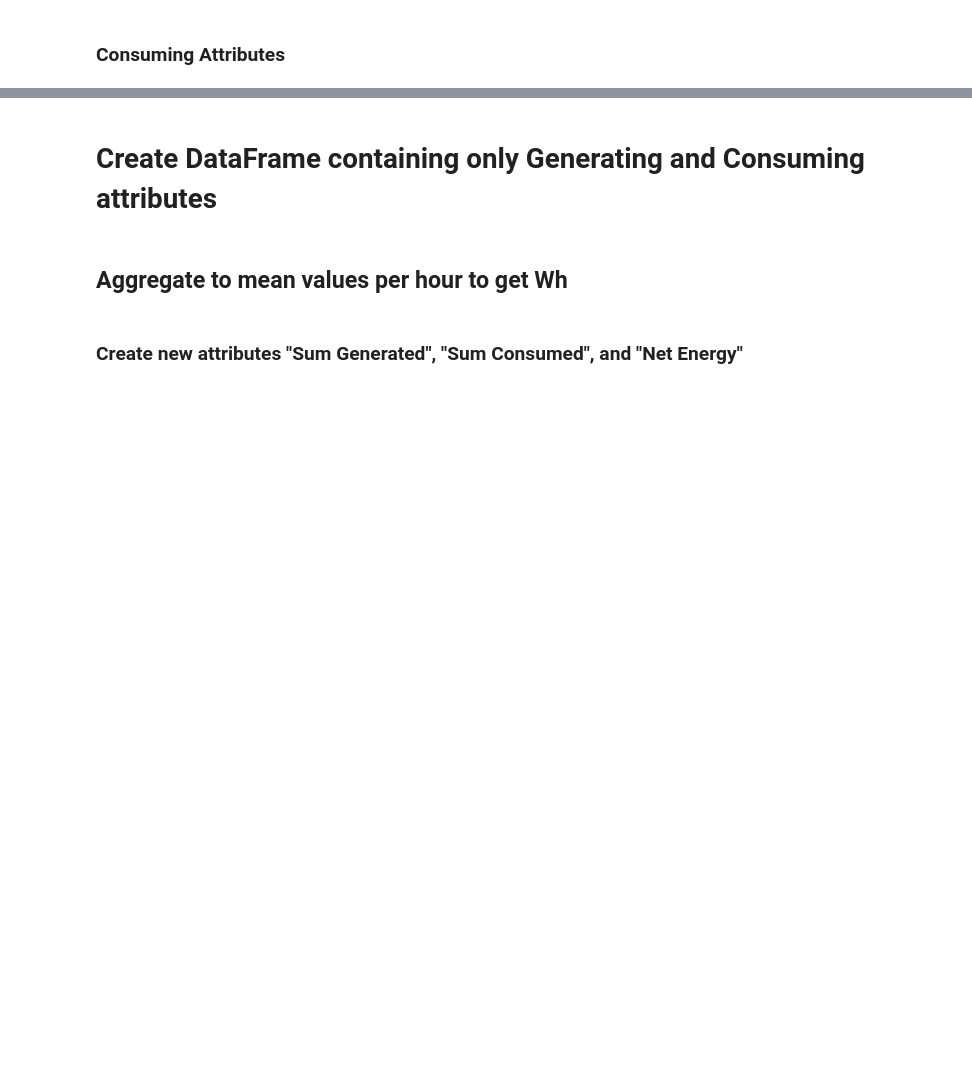
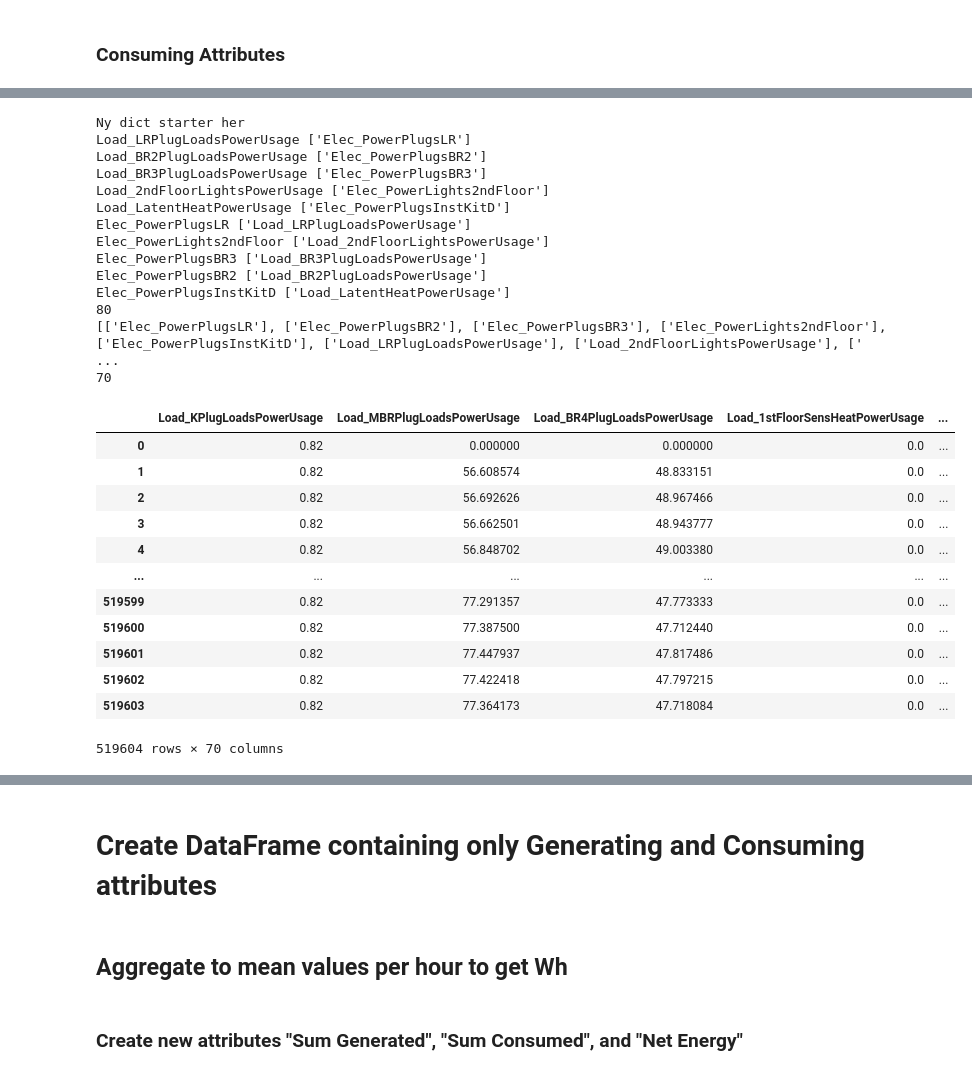
Before and after one commit to Divixity/Datavidenskab-P6, a Jupyter notebook: Development/net_energy_produced.ipynb, the cells around one changed output, grey strips where cells are left out. Drawn from its saved outputs; the diff is of its cells as text; code cells hidden in the pictures; blank space fills up the shorter version.

Commit message:
Oprettelse af consuming attributes <3

```diff
--- a/Development/net_energy_produced.ipynb
+++ b/Development/net_energy_produced.ipynb
@@ -26,6 +40,7 @@ print("Hej")
 ### Generating Attributes
 # %%
 watt_attributes = metadata[metadata["Units"] == "W"]
+watt_attributes = watt_attributes[watt_attributes['max_value'] != 0]
 print(watt_attributes)
 
 # Define generating attributes as attributes in W that have description "Instantaneous power produced"
@@ -45,33 +93,66 @@ con_attributes
 # %%
 # Need to further filter the consuming attributes as some are duplicates and measure the same thing
 
 # We use the correlation between attributes to determine if they measure the same thing
 correlations_df = con_attributes.corr().abs()
 
 # Create a dict of key value pairs with high correlations.
 correlation_pairs = dict()
 for rowIndex, row in correlations_df.iterrows(): #RowIndex is the row name, row is a pd.Series of (column name : entry value)
     for columnIndex, value in row.items(): #columnIndex is column name, value is the entry value
-        if value > 0.80: #If correlation is larger than threshold and row name and column name is not the same
+        if value == 1: #If correlation is larger than threshold and row name and column name is not the same
             if rowIndex != columnIndex: # We dont want pairs of themselves, eg A : [A]
                 correlation_pairs.setdefault(rowIndex, []) #Insert row name as key if it does not already exist. Make the value pairs an empty list.
                 correlation_pairs[rowIndex].append(columnIndex) #Append the column name as value to the key.
 
 # Since the correlation_pairs dict contains pairs of A : [B] and B : [A], we want to remove the second instance of the pair.
 correlation_pairs_cleaned = correlation_pairs.copy()
 for value in correlation_pairs_cleaned.values():
     for key in correlation_pairs_cleaned.keys():
         if value == key:
             correlation_pairs_cleaned.pop(key)
 
-# With the cleaned correlation_pairs, we iterate through the consuming attributes dataframes columns, and prop it, if it exists as a value in the dict
+print('Ny dict starter her')
+for i in correlation_pairs_cleaned:
+    print(i, correlation_pairs_cleaned[i])
+
+# With the cleaned correlation_pairs, we iterate through the consuming attributes dataframes columns, and pop it, if it exists as a value in the dict
 
 print(len(con_attributes.columns))
 columnstodrop = list(correlation_pairs_cleaned.values())
+print(columnstodrop)
 for column in con_attributes.columns:
     if [column] in columnstodrop: # We write [column] since columnstodrop is lists in a list.
         con_attributes = con_attributes.drop([column], axis = 1)
 
 print(len(con_attributes.columns))
 con_attributes
+# %% [output]
+Ny dict starter her
+Load_LRPlugLoadsPowerUsage ['Elec_PowerPlugsLR']
+Load_BR2PlugLoadsPowerUsage ['Elec_PowerPlugsBR2']
+Load_BR3PlugLoadsPowerUsage ['Elec_PowerPlugsBR3']
+Load_2ndFloorLightsPowerUsage ['Elec_PowerLights2ndFloor']
+Load_LatentHeatPowerUsage ['Elec_PowerPlugsInstKitD']
+Elec_PowerPlugsLR ['Load_LRPlugLoadsPowerUsage']
+Elec_PowerLights2ndFloor ['Load_2ndFloorLightsPowerUsage']
+Elec_PowerPlugsBR3 ['Load_BR3PlugLoadsPowerUsage']
+Elec_PowerPlugsBR2 ['Load_BR2PlugLoadsPowerUsage']
+Elec_PowerPlugsInstKitD ['Load_LatentHeatPowerUsage']
+80
+[['Elec_PowerPlugsLR'], ['Elec_PowerPlugsBR2'], ['Elec_PowerPlugsBR3'], ['Elec_PowerLights2ndFloor'], ['Elec_PowerPlugsInstKitD'], ['Load_LRPlugLoadsPowerUsage'], ['Load_2ndFloorLightsPowerUsage'], [' ...
+70
+|  | Load_KPlugLoadsPowerUsage | Load_MBRPlugLoadsPowerUsage | Load_BR4PlugLoadsPowerUsage | Load_1stFloorSensHeatPowerUsage | ... |
+| 0 | 0.82 | 0.000000 | 0.000000 | 0.0 | ... |
+| 1 | 0.82 | 56.608574 | 48.833151 | 0.0 | ... |
+| 2 | 0.82 | 56.692626 | 48.967466 | 0.0 | ... |
+| 3 | 0.82 | 56.662501 | 48.943777 | 0.0 | ... |
+| 4 | 0.82 | 56.848702 | 49.003380 | 0.0 | ... |
+| ... | ... | ... | ... | ... | ... |
+| 519599 | 0.82 | 77.291357 | 47.773333 | 0.0 | ... |
+| 519600 | 0.82 | 77.387500 | 47.712440 | 0.0 | ... |
+| 519601 | 0.82 | 77.447937 | 47.817486 | 0.0 | ... |
+| 519602 | 0.82 | 77.422418 | 47.797215 | 0.0 | ... |
+| 519603 | 0.82 | 77.364173 | 47.718084 | 0.0 | ... |
+519604 rows × 70 columns
 # %%
```
Also changed, not shown: parts of 15 cells of this notebook, 3 other files.
